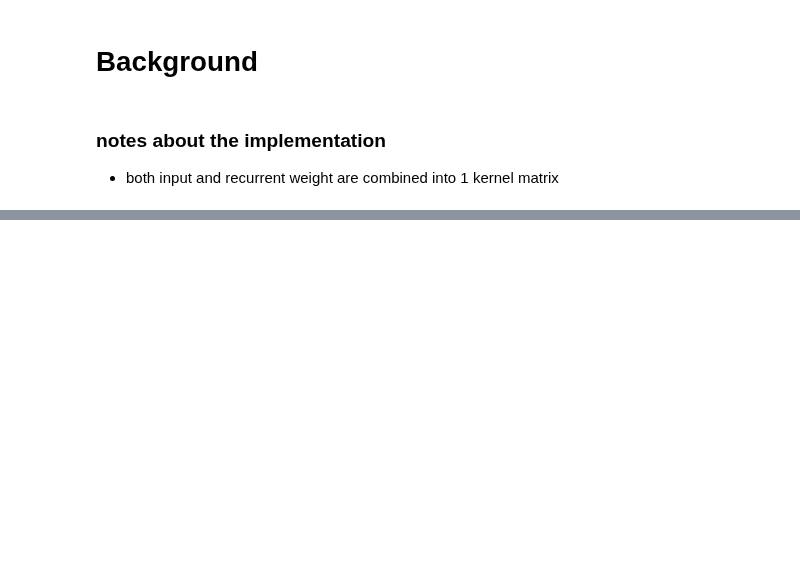
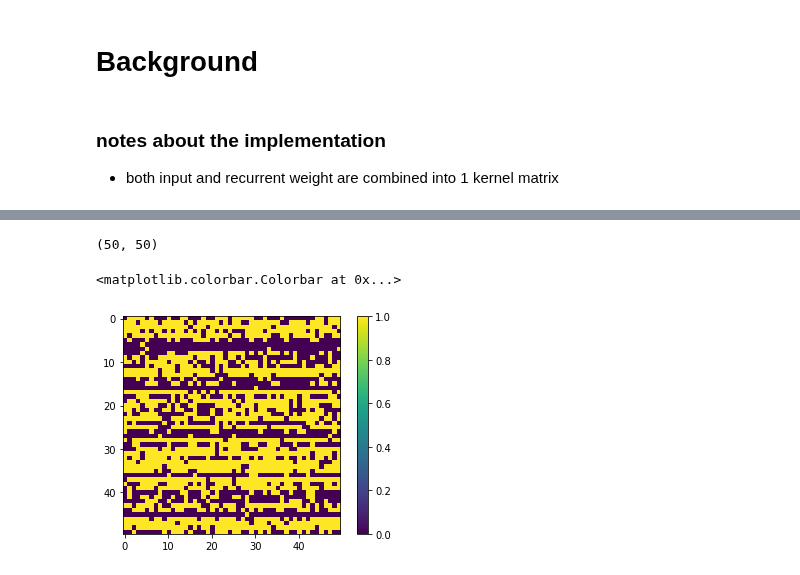
Before and after one commit to eghbalhosseini/KeRNL, a Jupyter notebook: notebooks/kernl_snn_cell_add_dataset.ipynb, the cells around one changed output, grey strips where cells are left out. Drawn from its saved outputs; the diff is of its cells as text; code cells hidden in the pictures; blank space fills up the shorter version.

```diff
--- a/notebooks/kernl_snn_cell_add_dataset.ipynb
+++ b/notebooks/kernl_snn_cell_add_dataset.ipynb
@@ -51,0 +192,9 @@ savepath='/home/eghbal/Desktop/openmind/logs/kernl_snn_addition_dataset/kernl_sn
+# %%
+hidden_voltages=input_layer[1,:,:]
+print(hidden_voltages.shape)
+plt.imshow(hidden_voltages)
+plt.colorbar()
+# %% [output]
+(50, 50)
+<matplotlib.colorbar.Colorbar at 0x...>
+[figure, added]
```
Also changed, not shown: parts of 12 cells of this notebook, 1 other file.
